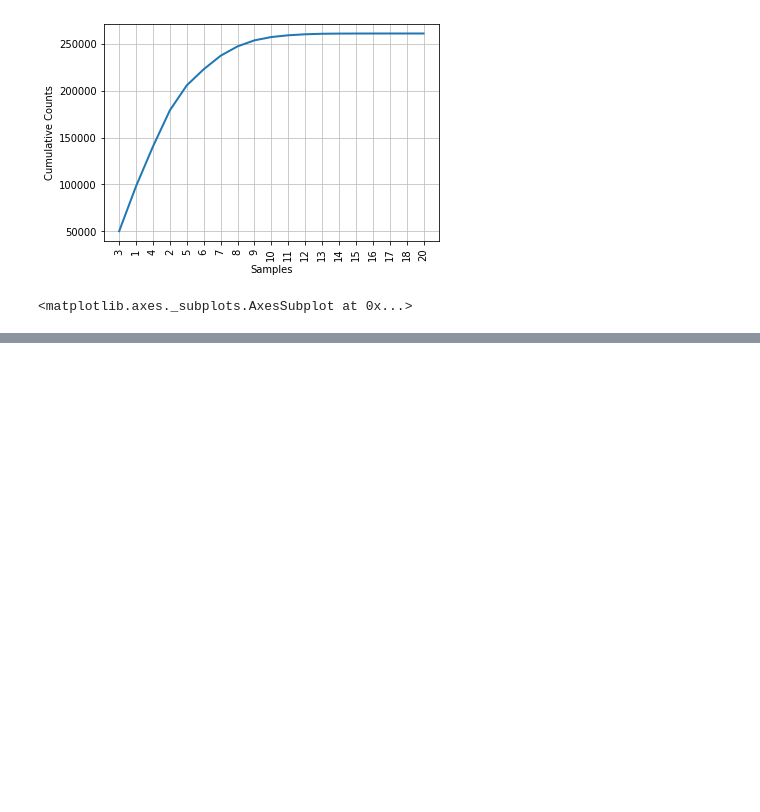
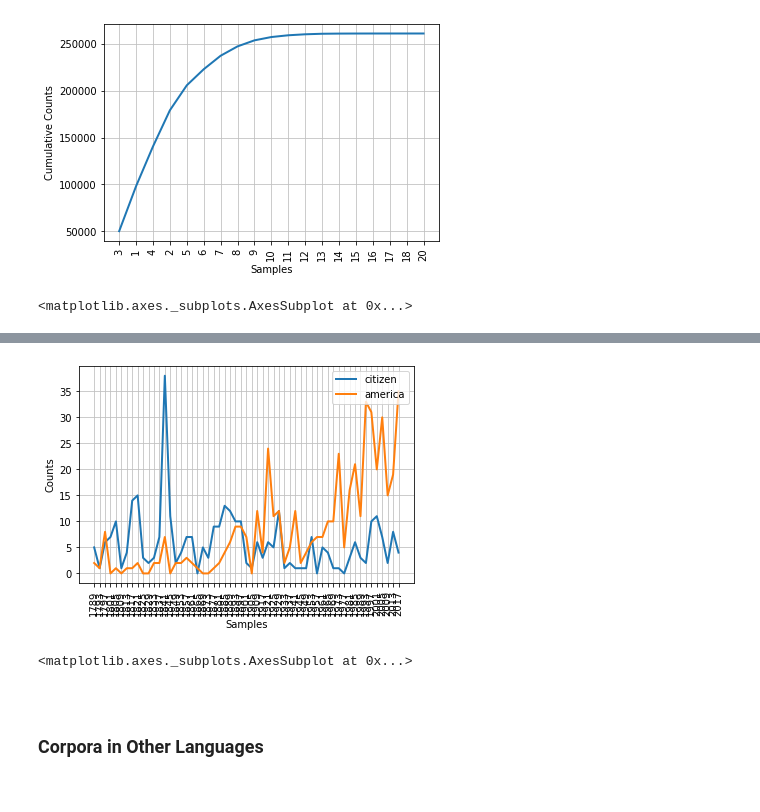
Before and after one commit to SmilodonCub/ReadingLearningTinkering, a Jupyter notebook: NLP_wPython/NLP_wPython.ipynb, the cells around one changed output, grey strips where cells are left out. Cells and saved outputs as stored; diff of their text form; code cells hidden in the pictures; blank space fills up the shorter version.

```diff
--- a/NLP_wPython/NLP_wPython.ipynb
+++ b/NLP_wPython/NLP_wPython.ipynb
@@ -545,0 +766,9 @@ fdist2.plot( cumulative = True )
+# %%
+from nltk.corpus import gutenberg
+for fileid in gutenberg.fileids():
+    num_chars = len( gutenberg.raw( fileid ) )
+    num_words = len( gutenberg.words( fileid ) )
+    num_sents = len( gutenberg.sents( fileid ) )
+    num_vocab = len( set( [ w.lower() for w in gutenberg.words( fileid ) ] ) )
+    print( 'avg word:', int( num_chars/num_words ), ' avg_sent:',
+          int( num_words/num_sents), ' avg_freq:', int( num_words/num_vocab ), ' name:', fileid )
@@ -545,0 +810,4 @@ fdist2.plot( cumulative = True )
+# %%
+from nltk.corpus import webtext
+for fileid in webtext.fileids():
+    print( fileid, webtext.raw( fileid )[:65], '...' )
@@ -545,0 +979,18 @@ fdist2.plot( cumulative = True )
+# %%
+from nltk.corpus import inaugural
+cfd = nltk.ConditionalFreqDist(
+    ( target, fileid[ :4 ] )
+    for fileid in inaugural.fileids()
+    for w in inaugural.words( fileid )
+    for target in ['america','citizen']
+    if w.lower().startswith( target ) )
+cfd.plot()
+# %% [output]
+[figure, added]
+<matplotlib.axes._subplots.AxesSubplot at 0x...>
+# %% [markdown]
+<br>
+
+### Corpora in Other Languages
+
+<br>
```
Also changed, not shown: parts of 94 cells of this notebook.
